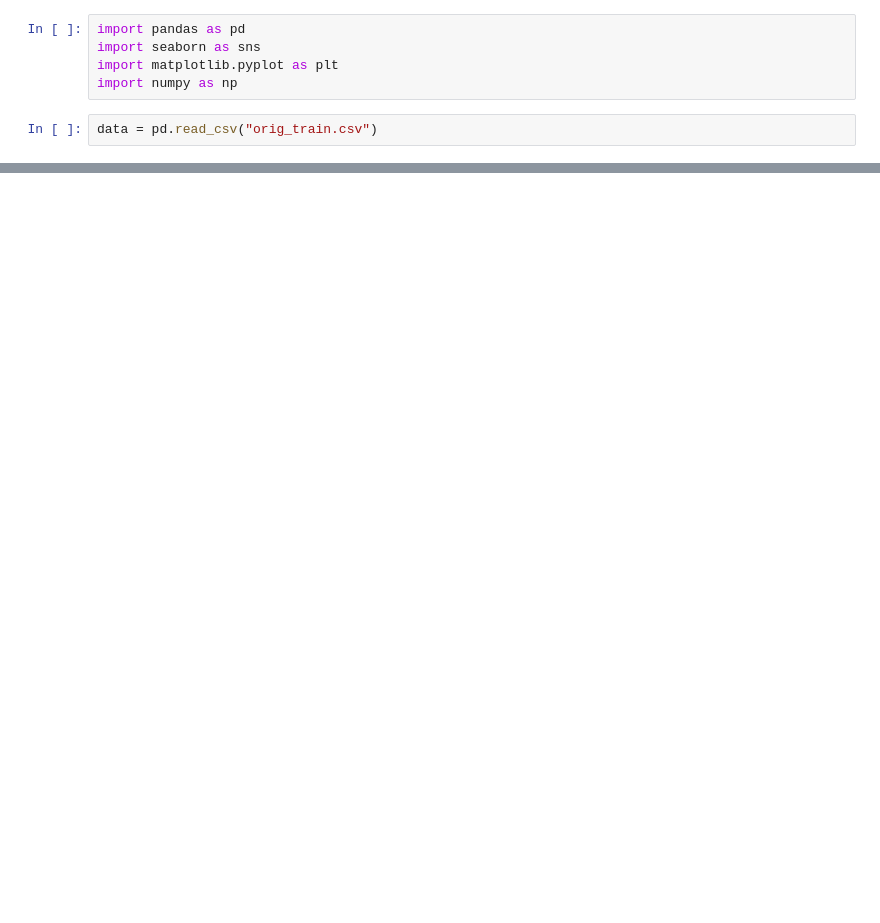
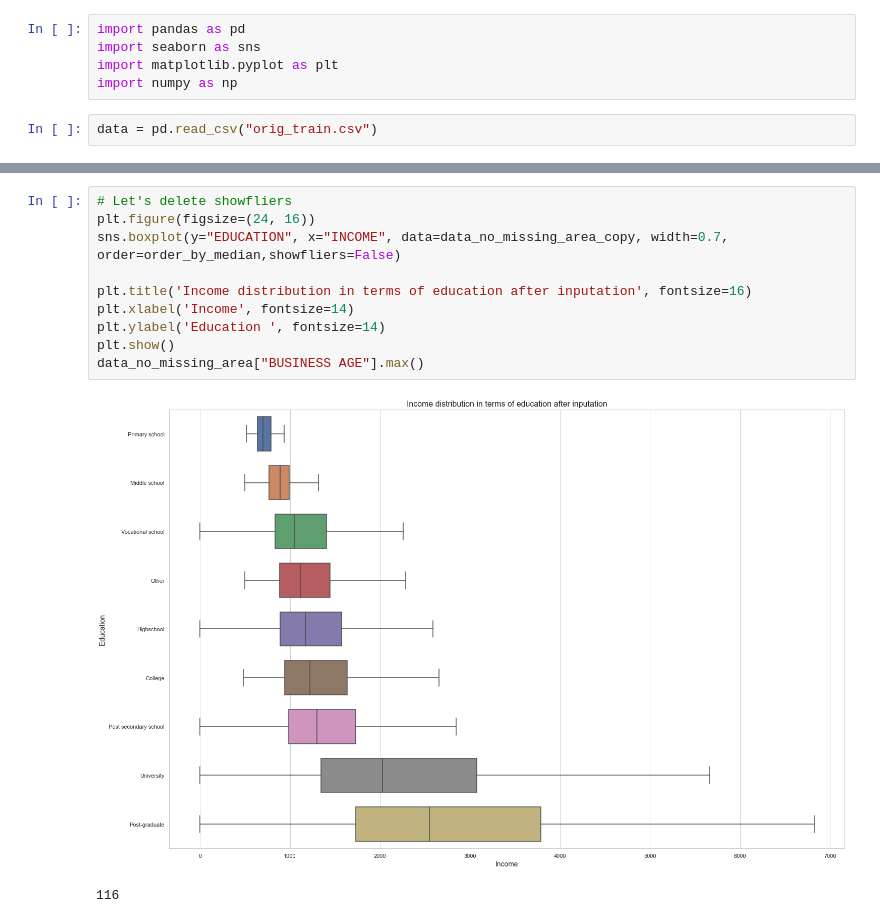
Before and after one commit to MikolajRowicki/Credit-Score-Prediction, a Jupyter notebook: Projekt1.ipynb, the cells around one changed output, grey strips where cells are left out. Cells and saved outputs as stored; diff of their text form; blank space fills up the shorter version.

```diff
--- a/Projekt1.ipynb
+++ b/Projekt1.ipynb
@@ -138,0 +294,13 @@ rows_removed, rows_after_removal
+# %%
+# Let's delete showfliers
+plt.figure(figsize=(24, 16))
+sns.boxplot(y="EDUCATION", x="INCOME", data=data_no_missing_area_copy, width=0.7, order=order_by_median,showfliers=False)
+
+plt.title('Income distribution in terms of education after inputation', fontsize=16)
+plt.xlabel('Income', fontsize=14)
+plt.ylabel('Education ', fontsize=14)
+plt.show()
+data_no_missing_area["BUSINESS AGE"].max()
+# %% [output]
+[figure, added]
+116
```
Also changed, not shown: parts of 24 cells of this notebook.
